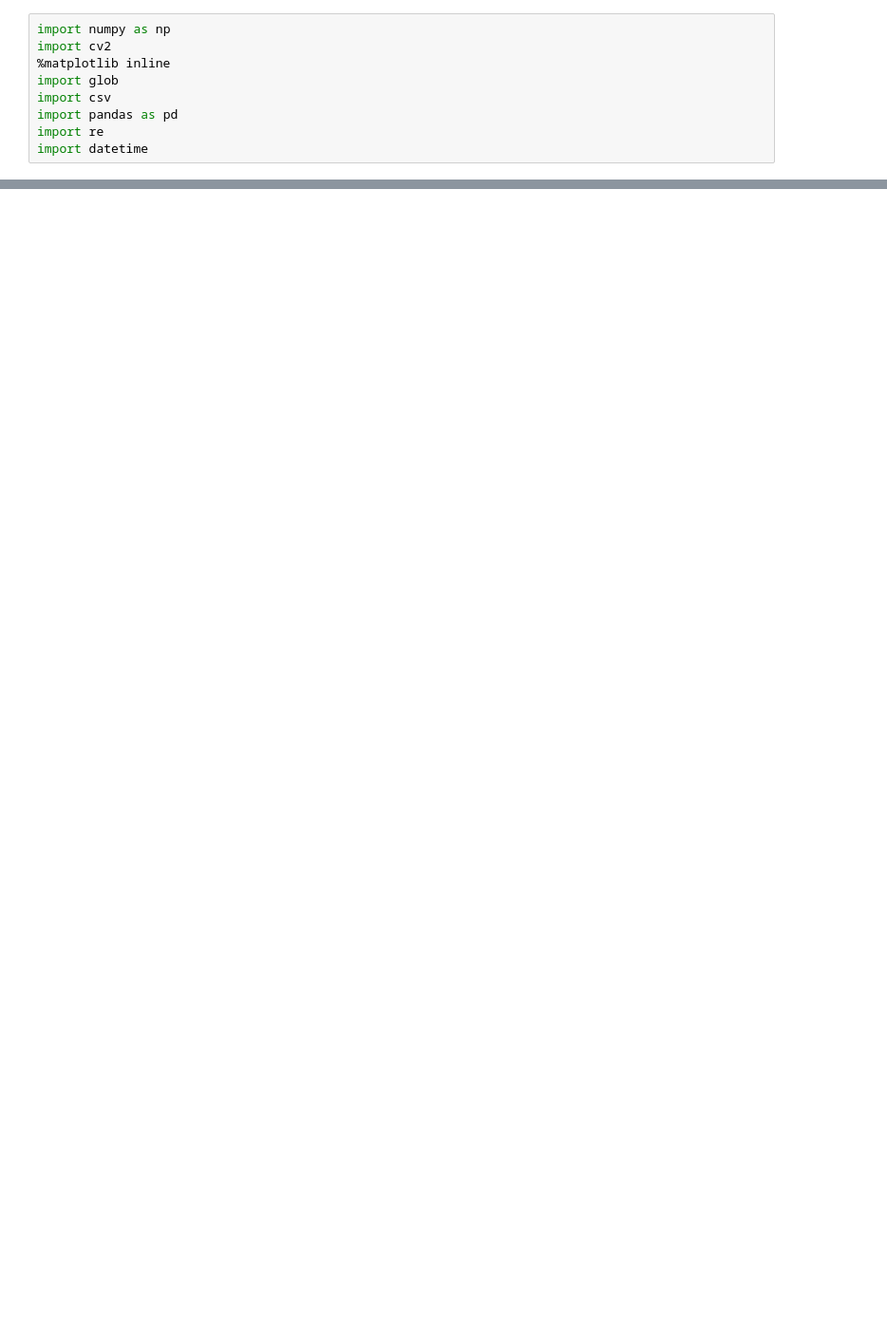
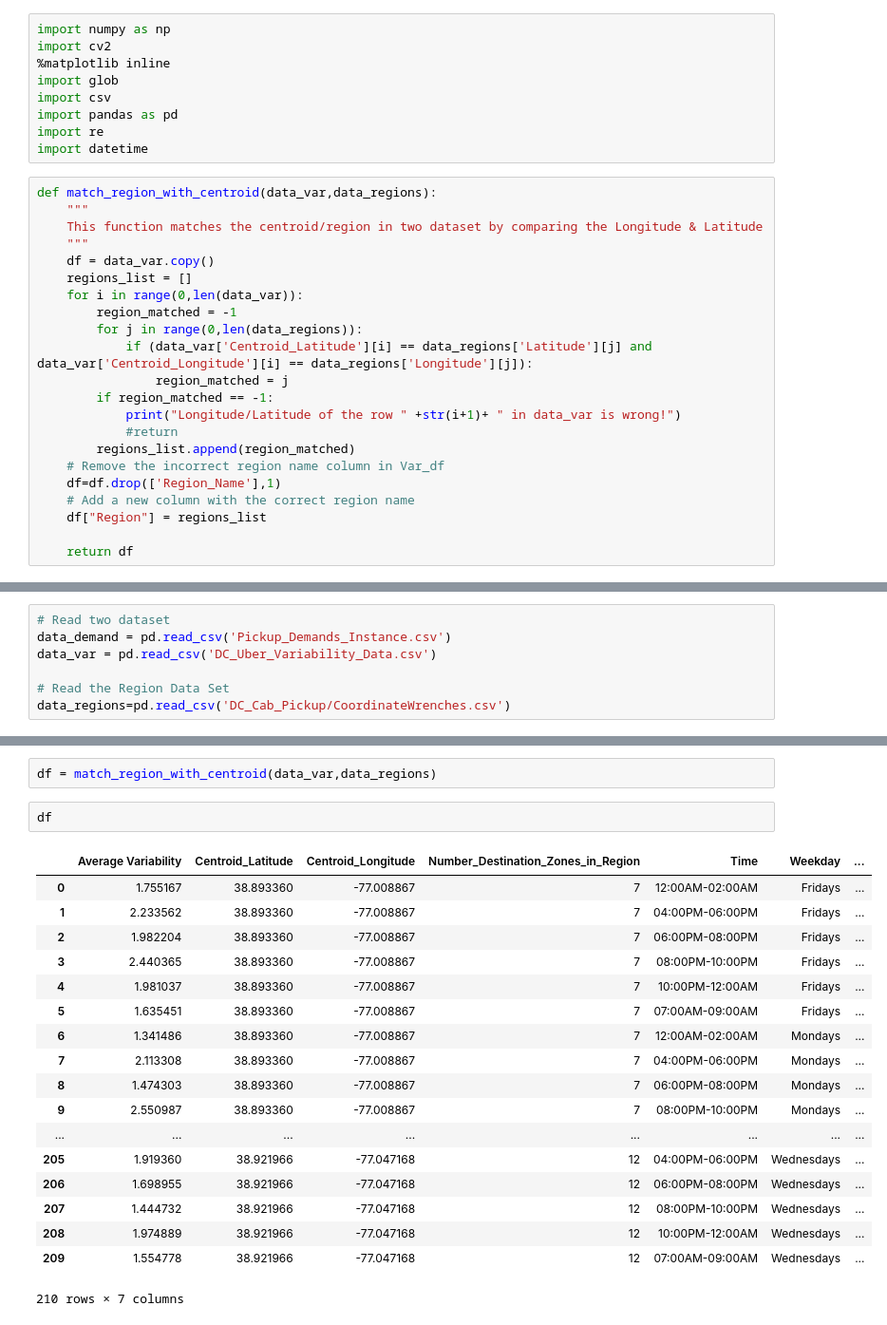
Before and after one commit to DeepNeuron/Uber_Profit_Model, a Jupyter notebook: Merge Variability and Demand Data.ipynb, the cells around one changed output, grey strips where cells are left out. Shown at 95% size. Drawn from its saved outputs; the diff is of its cells as text; blank space fills up the shorter version.

Commit message:
Add function to match the region with centroid

```diff
--- a/Merge Variability and Demand Data.ipynb
+++ b/Merge Variability and Demand Data.ipynb
@@ -7,6 +7,28 @@ import csv
 import pandas as pd
 import re
 import datetime
+# %%
+def match_region_with_centroid(data_var,data_regions):
+    """
+    This function matches the centroid/region in two dataset by comparing the Longitude & Latitude
+    """
+    df = data_var.copy()
+    regions_list = []
+    for i in range(0,len(data_var)):
+        region_matched = -1
+        for j in range(0,len(data_regions)):
+            if (data_var['Centroid_Latitude'][i] == data_regions['Latitude'][j] and data_var['Centroid_Longitude'][i] == data_regions['Longitude'][j]):
+                region_matched = j
+        if region_matched == -1:
+            print("Longitude/Latitude of the row " +str(i+1)+ " in data_var is wrong!")
+            #return
+        regions_list.append(region_matched)
+    # Remove the incorrect region name column in Var_df
+    df=df.drop(['Region_Name'],1)
+    # Add a new column with the correct region name
+    df["Region"] = regions_list
+
+    return df
 # %%
 def create_demand_instance():
     """
@@ -43,0 +65,7 @@ def create_demand_instance():
+# %%
+# Read two dataset
+data_demand = pd.read_csv('Pickup_Demands_Instance.csv')
+data_var = pd.read_csv('DC_Uber_Variability_Data.csv')
+
+# Read the Region Data Set
+data_regions=pd.read_csv('DC_Cab_Pickup/CoordinateWrenches.csv')
@@ -43,0 +95,23 @@ def create_demand_instance():
+# %%
+df = match_region_with_centroid(data_var,data_regions)
+# %%
+df
+# %% [output]
+|  | Average Variability | Centroid_Latitude | Centroid_Longitude | Number_Destination_Zones_in_Region | Time | Weekday | ... |
+| 0 | 1.755167 | 38.893360 | -77.008867 | 7 | 12:00AM-02:00AM | Fridays | ... |
+| 1 | 2.233562 | 38.893360 | -77.008867 | 7 | 04:00PM-06:00PM | Fridays | ... |
+| 2 | 1.982204 | 38.893360 | -77.008867 | 7 | 06:00PM-08:00PM | Fridays | ... |
+| 3 | 2.440365 | 38.893360 | -77.008867 | 7 | 08:00PM-10:00PM | Fridays | ... |
+| 4 | 1.981037 | 38.893360 | -77.008867 | 7 | 10:00PM-12:00AM | Fridays | ... |
+| 5 | 1.635451 | 38.893360 | -77.008867 | 7 | 07:00AM-09:00AM | Fridays | ... |
+| 6 | 1.341486 | 38.893360 | -77.008867 | 7 | 12:00AM-02:00AM | Mondays | ... |
+| 7 | 2.113308 | 38.893360 | -77.008867 | 7 | 04:00PM-06:00PM | Mondays | ... |
+| 8 | 1.474303 | 38.893360 | -77.008867 | 7 | 06:00PM-08:00PM | Mondays | ... |
+| 9 | 2.550987 | 38.893360 | -77.008867 | 7 | 08:00PM-10:00PM | Mondays | ... |
+| ... | ... | ... | ... | ... | ... | ... | ... |
+| 205 | 1.919360 | 38.921966 | -77.047168 | 12 | 04:00PM-06:00PM | Wednesdays | ... |
+| 206 | 1.698955 | 38.921966 | -77.047168 | 12 | 06:00PM-08:00PM | Wednesdays | ... |
+| 207 | 1.444732 | 38.921966 | -77.047168 | 12 | 08:00PM-10:00PM | Wednesdays | ... |
+| 208 | 1.974889 | 38.921966 | -77.047168 | 12 | 10:00PM-12:00AM | Wednesdays | ... |
+| 209 | 1.554778 | 38.921966 | -77.047168 | 12 | 07:00AM-09:00AM | Wednesdays | ... |
+210 rows × 7 columns
```
Also changed, not shown: parts of 5 cells of this notebook.
